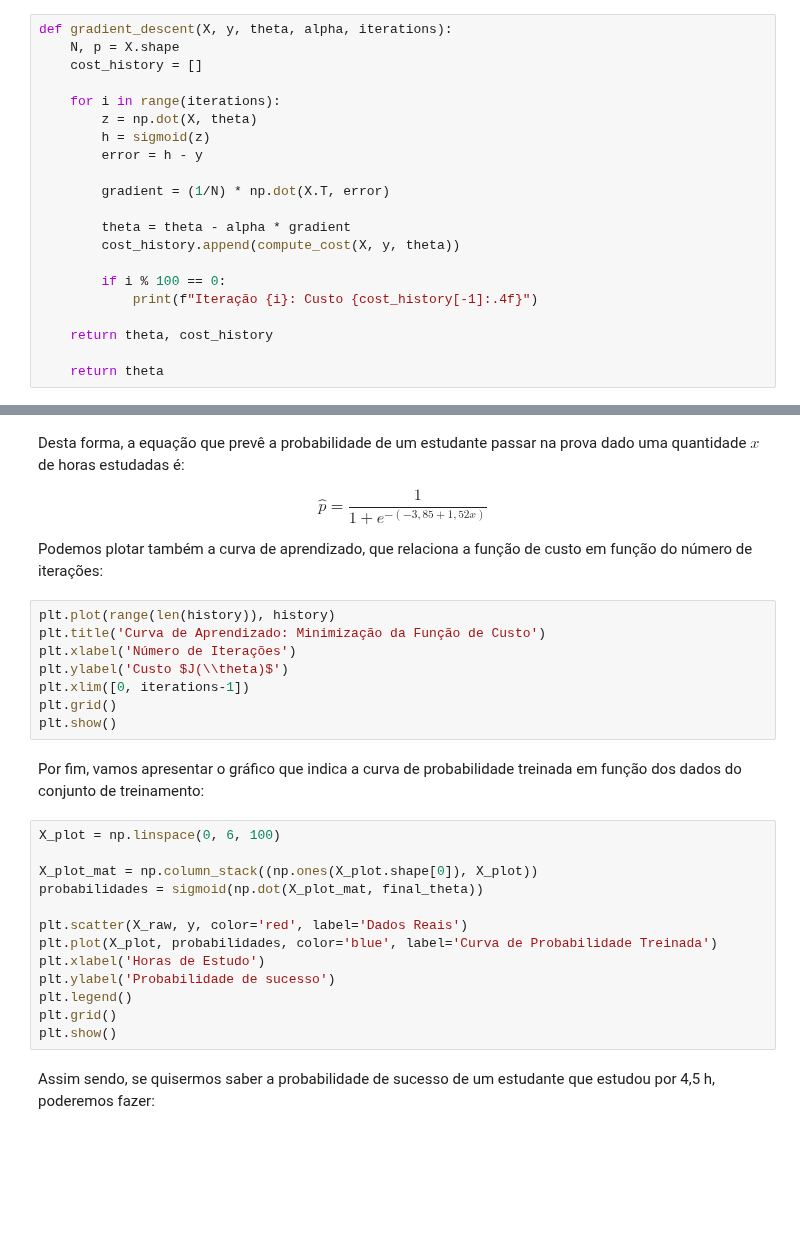
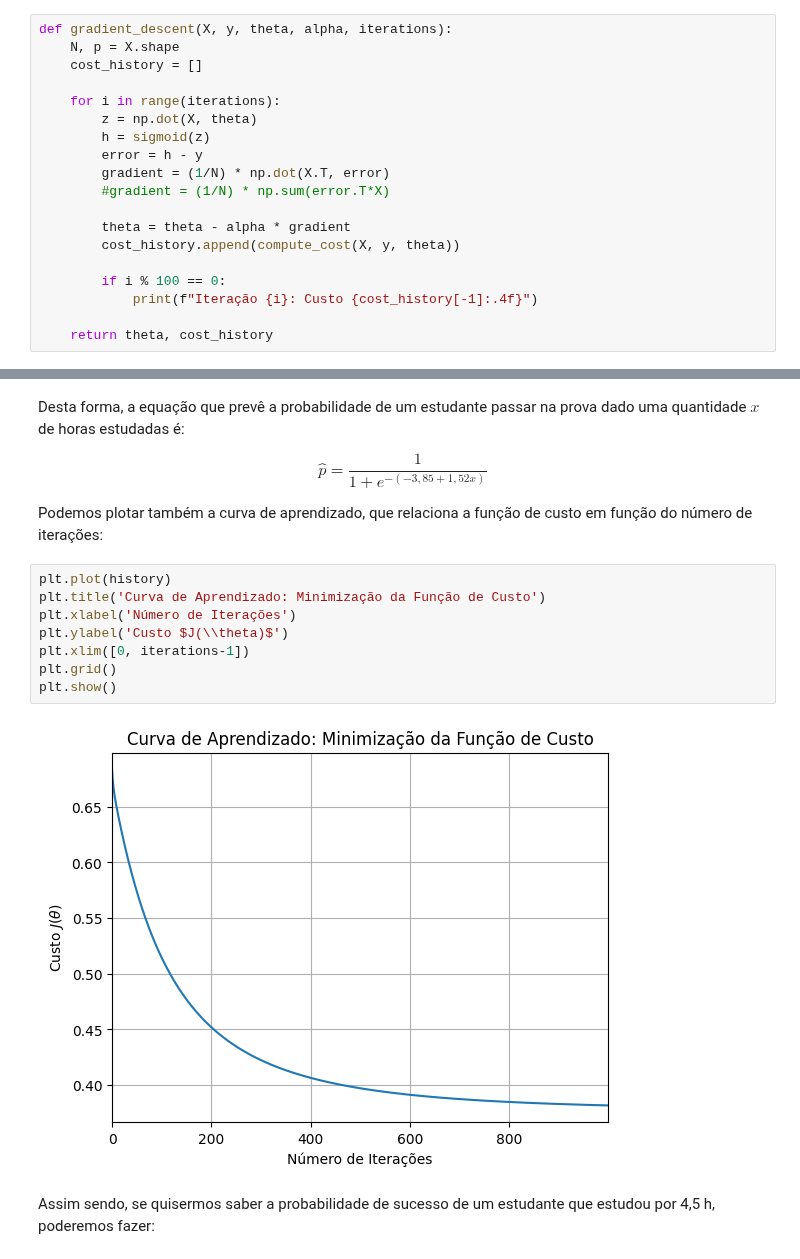
Before and after one commit to pedrothiag/intelligent-systems, a Jupyter notebook: 03_Regressao_Logistica.ipynb, the cells around one changed output, grey strips where cells are left out. Saved outputs shown, nothing was run; the diff lists cells and outputs as text; blank space fills up the shorter version.

```diff
--- a/03_Regressao_Logistica.ipynb
+++ b/03_Regressao_Logistica.ipynb
@@ -209,8 +213,8 @@ def gradient_descent(X, y, theta, alpha, iterations):
         z = np.dot(X, theta)
         h = sigmoid(z)
         error = h - y
-
         gradient = (1/N) * np.dot(X.T, error)
+        #gradient = (1/N) * np.sum(error.T*X)
 
         theta = theta - alpha * gradient
         cost_history.append(compute_cost(X, y, theta))
@@ -219,8 +223,6 @@ def gradient_descent(X, y, theta, alpha, iterations):
             print(f"Iteração {i}: Custo {cost_history[-1]:.4f}")
 
     return theta, cost_history
-
-    return theta
 # %% [markdown]
 Para o algoritmo funcionar, o vetor $\mathbf{x}$ deve possuir uma coluna apenas com valores `1`:
 # %%
@@ -243,28 +276,15 @@ $$
 
 Podemos plotar também a curva de aprendizado, que relaciona a função de custo em função do número de iterações:
 # %%
-plt.plot(range(len(history)), history)
+plt.plot(history)
 plt.title('Curva de Aprendizado: Minimização da Função de Custo')
 plt.xlabel('Número de Iterações')
 plt.ylabel('Custo $J(\\theta)$')
 plt.xlim([0, iterations-1])
 plt.grid()
 plt.show()
+# %% [output]
+[figure, added]
-# %% [markdown]
-Por fim, vamos apresentar o gráfico que indica a curva de probabilidade treinada em função dos dados do conjunto de treinamento:
-# %%
-X_plot = np.linspace(0, 6, 100)
-
-X_plot_mat = np.column_stack((np.ones(X_plot.shape[0]), X_plot))
-probabilidades = sigmoid(np.dot(X_plot_mat, final_theta))
-
-plt.scatter(X_raw, y, color='red', label='Dados Reais')
-plt.plot(X_plot, probabilidades, color='blue', label='Curva de Probabilidade Treinada')
-plt.xlabel('Horas de Estudo')
-plt.ylabel('Probabilidade de sucesso')
-plt.legend()
-plt.grid()
-plt.show()
 # %% [markdown]
 Assim sendo, se quisermos saber a probabilidade de sucesso de um estudante que estudou por 4,5 h, poderemos fazer:
 # %%
```
Also changed, not shown: parts of 46 cells of this notebook, 1 other file.
